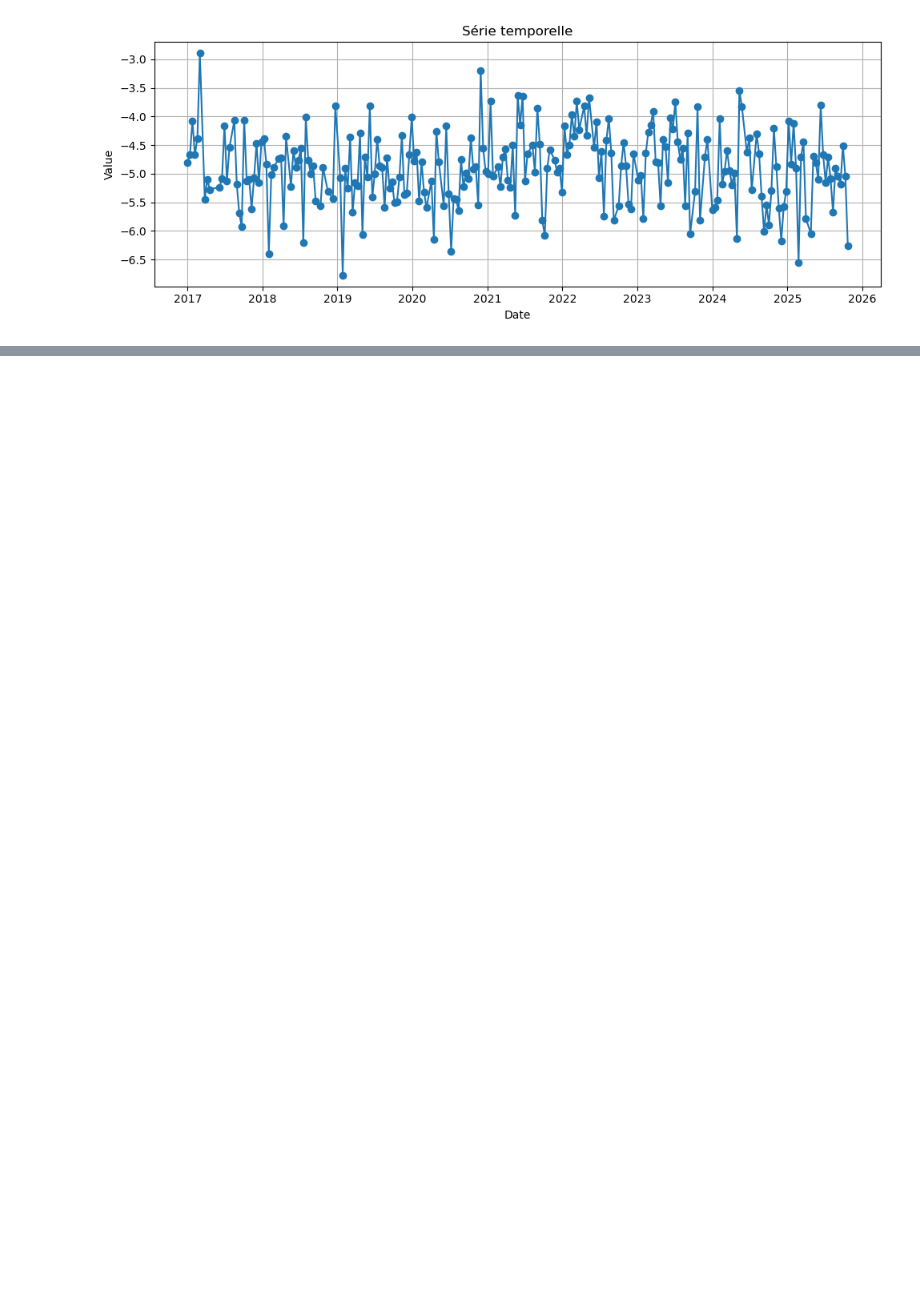
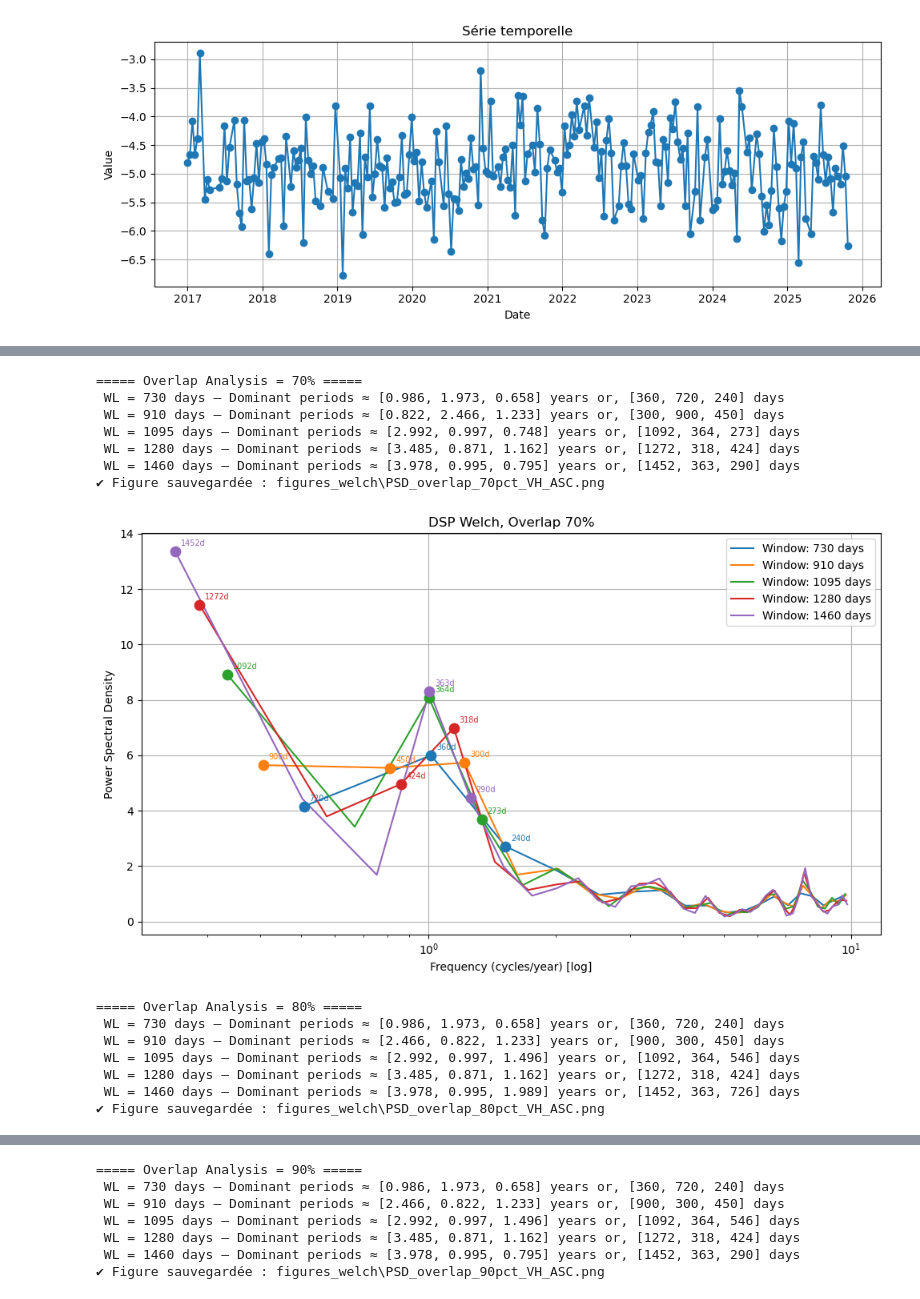
Before and after one commit to clairesn23/readingseminar, a Jupyter notebook: Welch_and_analyse.ipynb, the cells around one changed output, grey strips where cells are left out. Saved outputs shown, nothing was run; the diff lists cells and outputs as text; code cells hidden in the pictures; blank space fills up the shorter version.

```diff
--- a/Welch_and_analyse.ipynb
+++ b/Welch_and_analyse.ipynb
@@ -237,0 +289,18 @@ plot_signal_par_mois_single(value_allROI, date_allROI, "VH_DSC")
+# %%
+psd_welch_annee(value, "VH_ASC", window_lengths=[730, 910, 1095, 1280, 1460], overlap_ratios=[0.70,0.80,0.90], n_peaks=3, outdir="figures_welch", prefix="PSD", show=True)
+# %% [output]
+===== Overlap Analysis = 70% =====
+ WL = 730 days — Dominant periods ≈ [0.986, 1.973, 0.658] years or, [360, 720, 240] days
+ WL = 910 days — Dominant periods ≈ [0.822, 2.466, 1.233] years or, [300, 900, 450] days
+ WL = 1095 days — Dominant periods ≈ [2.992, 0.997, 0.748] years or, [1092, 364, 273] days
+ WL = 1280 days — Dominant periods ≈ [3.485, 0.871, 1.162] years or, [1272, 318, 424] days
+ WL = 1460 days — Dominant periods ≈ [3.978, 0.995, 0.795] years or, [1452, 363, 290] days
+✔ Figure sauvegardée : figures_welch\PSD_overlap_70pct_VH_ASC.png
+[figure, added]
+===== Overlap Analysis = 80% =====
+ WL = 730 days — Dominant periods ≈ [0.986, 1.973, 0.658] years or, [360, 720, 240] days
+ WL = 910 days — Dominant periods ≈ [2.466, 0.822, 1.233] years or, [900, 300, 450] days
+ WL = 1095 days — Dominant periods ≈ [2.992, 0.997, 1.496] years or, [1092, 364, 546] days
+ WL = 1280 days — Dominant periods ≈ [3.485, 0.871, 1.162] years or, [1272, 318, 424] days
+ WL = 1460 days — Dominant periods ≈ [3.978, 0.995, 1.989] years or, [1452, 363, 726] days
+✔ Figure sauvegardée : figures_welch\PSD_overlap_80pct_VH_ASC.png
@@ -237,0 +308,7 @@ plot_signal_par_mois_single(value_allROI, date_allROI, "VH_DSC")
+===== Overlap Analysis = 90% =====
+ WL = 730 days — Dominant periods ≈ [0.986, 1.973, 0.658] years or, [360, 720, 240] days
+ WL = 910 days — Dominant periods ≈ [2.466, 0.822, 1.233] years or, [900, 300, 450] days
+ WL = 1095 days — Dominant periods ≈ [2.992, 0.997, 1.496] years or, [1092, 364, 546] days
+ WL = 1280 days — Dominant periods ≈ [3.485, 0.871, 1.162] years or, [1272, 318, 424] days
+ WL = 1460 days — Dominant periods ≈ [3.978, 0.995, 0.795] years or, [1452, 363, 290] days
+✔ Figure sauvegardée : figures_welch\PSD_overlap_90pct_VH_ASC.png
```
Also changed, not shown: parts of 7 cells of this notebook, 7 other files.
